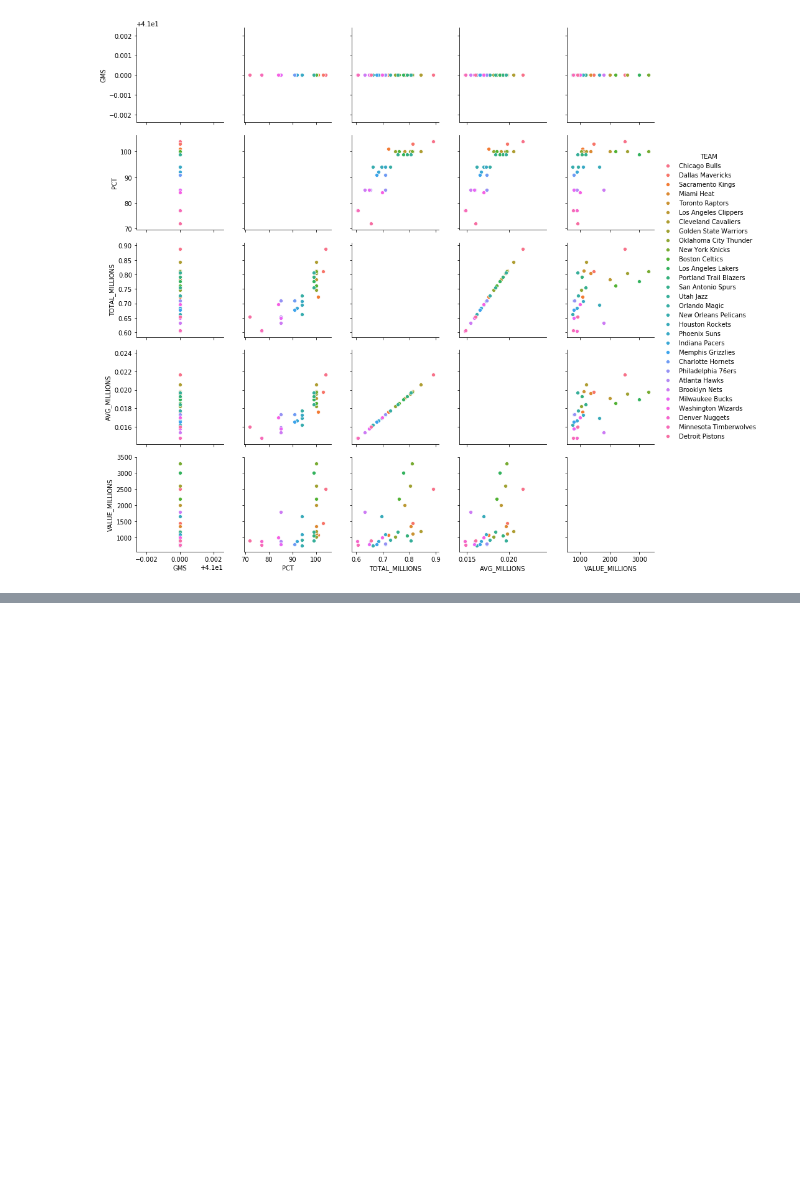
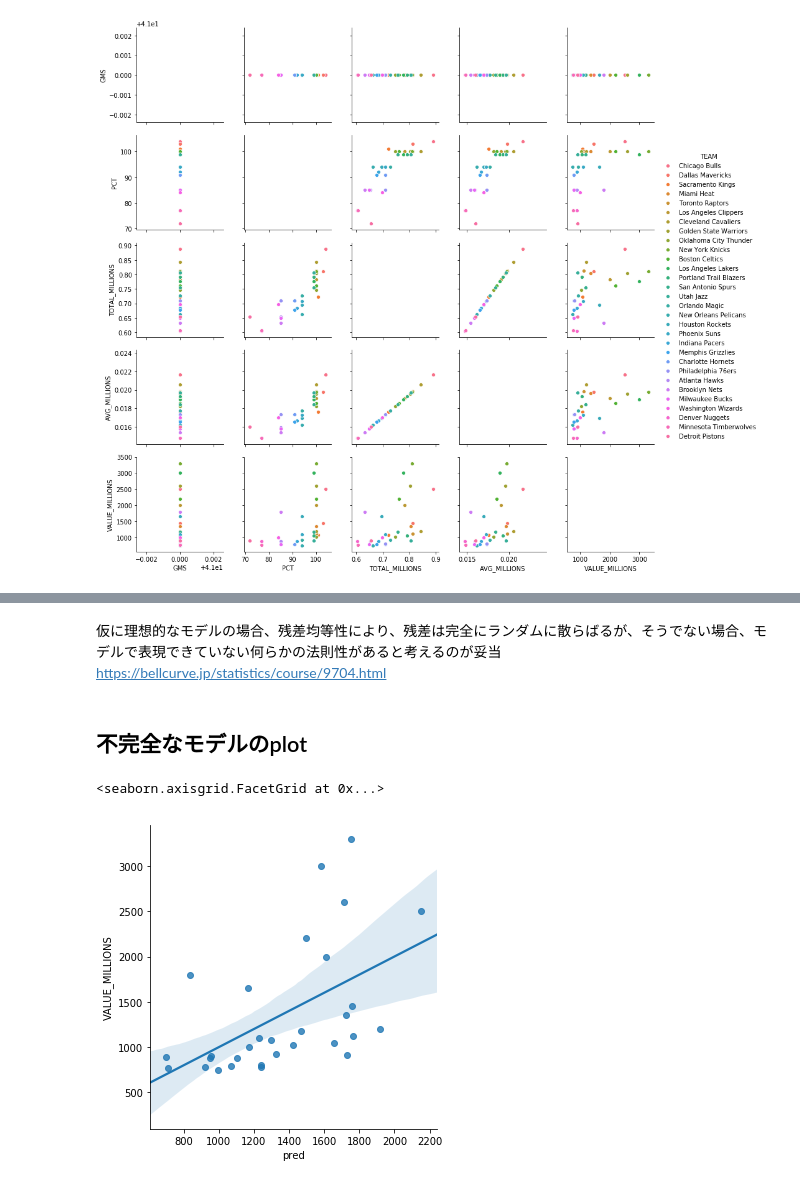
Before and after one commit to hiroaki8388/datascienceEdu, a Jupyter notebook: Predicting Social-Media Influence in the NBA.ipynb, the cells around one changed output, grey strips where cells are left out. Cells and saved outputs as stored; diff of their text form; code cells hidden in the pictures; blank space fills up the shorter version.

```diff
--- a/Predicting Social-Media Influence in the NBA.ipynb
+++ b/Predicting Social-Media Influence in the NBA.ipynb
@@ -88,0 +131,7 @@ sns.pairplot(attendance__valuation_df,hue='TEAM')
+# %%
+results=smf.ols(
+'VALUE_MILLIONS~TOTAL_MILLIONS',
+data=attendance__valuation_df).fit()
+
+# モデルを評価
+print(results.summary())
@@ -88,0 +163,14 @@ sns.pairplot(attendance__valuation_df,hue='TEAM')
+# %% [markdown]
+仮に理想的なモデルの場合、残差均等性により、残差は完全にランダムに散らばるが、そうでない場合、モデルで表現できていない何らかの法則性があると考えるのが妥当
+https://bellcurve.jp/statistics/course/9704.html
+# %% [markdown]
+## 不完全なモデルのplot
+# %%
+attendance__valuation_pred_df=attendance__valuation_df.copy()
+
+attendance__valuation_pred_df['pred']=results.predict()
+
+sns.lmplot(x='pred',y='VALUE_MILLIONS',data=attendance__valuation_pred_df)
+# %% [output]
+<seaborn.axisgrid.FacetGrid at 0x...>
+[figure, added]
```
Also changed, not shown: parts of 10 cells of this notebook.
